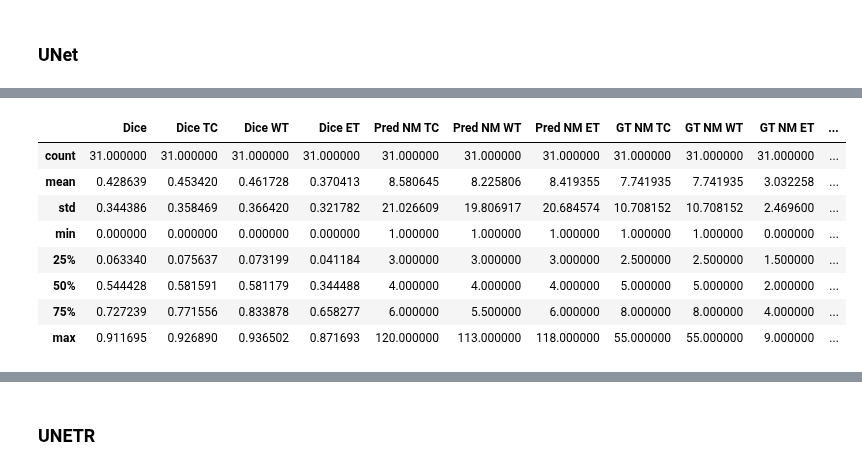
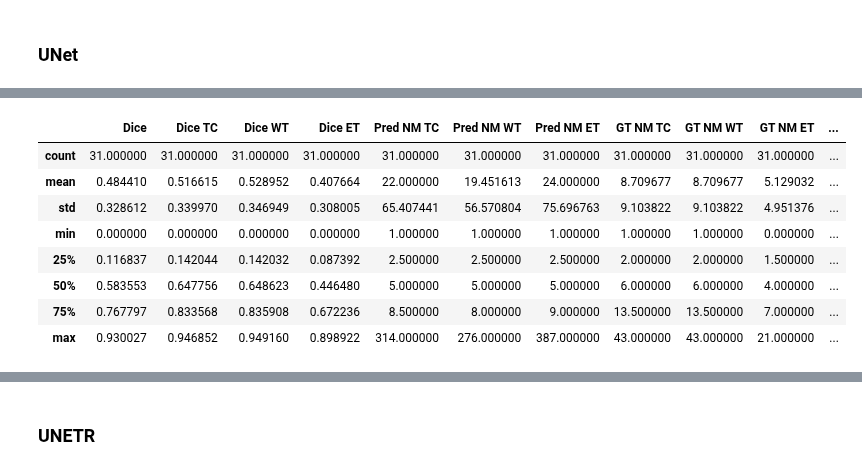
Before and after one commit to NachoGV/Semantic-Segmentation-of-Brain-Metastases-in-MRI-Scans, a Jupyter notebook: utils/results_generator.ipynb, the cells around one changed output, grey strips where cells are left out. Saved outputs shown, nothing was run; the diff lists cells and outputs as text; code cells hidden in the pictures.

```diff
--- a/utils/results_generator.ipynb
+++ b/utils/results_generator.ipynb
@@ -129,2 +150,18 @@ ahnet_df.describe()
 # %% [markdown]
 ### SegResNet
+# %%
+best_mean = 0
+best_threshold = 0
+df = None
+for threshold in [0.1, 0.2, 0.3, 0.4, 0.5, 0.6, 0.7, 0.8, 0.9]:
+    # SegResNet
+    segresnet_df = calculate_metrics('SegResNet', val_df, threshold)
+    mean = segresnet_df['Dice'].mean()
+    print(f'SegResNet VAL Mean Dice for threshold {threshold}: {mean}')
+    if mean > best_mean:
+        best_mean = mean
+        best_threshold = threshold
+        df = segresnet_df
+print(f'BEST THRESHOLD: {best_threshold}')
+df.to_csv('../outputs/SegResNet/val_scores.csv', index=False)
+df.describe()
@@ -161,2 +203,18 @@ segresnet_df.describe()
 # %% [markdown]
 ### UNet
+# %%
+best_mean = 0
+best_threshold = 0
+df = None
+for threshold in [0.1, 0.2, 0.3, 0.4, 0.5, 0.6, 0.7, 0.8, 0.9]:
+    # UNETR
+    unet_df = calculate_metrics('UNet', val_df, threshold)
+    mean = unet_df['Dice'].mean()
+    print(f'UNet VAL Mean Dice for threshold {threshold}: {mean}')
+    if mean > best_mean:
+        best_mean = mean
+        best_threshold = threshold
+        df = unet_df
+print(f'BEST THRESHOLD: {best_threshold}')
+df.to_csv('../outputs/UNet/val_scores.csv', index=False)
+df.describe()
@@ -163,15 +241,15 @@ segresnet_df.describe()
 # %%
 # UNet
-unet_df = calculate_metrics('UNet', val_df)
-unet_df.to_csv('../outputs/UNet/val_scores.csv', index=False)
+unet_df = calculate_metrics('UNet', test_df, best_threshold)
+unet_df.to_csv('../outputs/UNet/test_scores.csv', index=False)
 unet_df.describe()
 # %% [output]
 |  | Dice | Dice TC | Dice WT | Dice ET | Pred NM TC | Pred NM WT | Pred NM ET | GT NM TC | GT NM WT | GT NM ET | ... |
 | count | 31.000000 | 31.000000 | 31.000000 | 31.000000 | 31.000000 | 31.000000 | 31.000000 | 31.000000 | 31.000000 | 31.000000 | ... |
-| mean | 0.428639 | 0.453420 | 0.461728 | 0.370413 | 8.580645 | 8.225806 | 8.419355 | 7.741935 | 7.741935 | 3.032258 | ... |
-| std | 0.344386 | 0.358469 | 0.366420 | 0.321782 | 21.026609 | 19.806917 | 20.684574 | 10.708152 | 10.708152 | 2.469600 | ... |
+| mean | 0.484410 | 0.516615 | 0.528952 | 0.407664 | 22.000000 | 19.451613 | 24.000000 | 8.709677 | 8.709677 | 5.129032 | ... |
+| std | 0.328612 | 0.339970 | 0.346949 | 0.308005 | 65.407441 | 56.570804 | 75.696763 | 9.103822 | 9.103822 | 4.951376 | ... |
 | min | 0.000000 | 0.000000 | 0.000000 | 0.000000 | 1.000000 | 1.000000 | 1.000000 | 1.000000 | 1.000000 | 0.000000 | ... |
-| 25% | 0.063340 | 0.075637 | 0.073199 | 0.041184 | 3.000000 | 3.000000 | 3.000000 | 2.500000 | 2.500000 | 1.500000 | ... |
-| 50% | 0.544428 | 0.581591 | 0.581179 | 0.344488 | 4.000000 | 4.000000 | 4.000000 | 5.000000 | 5.000000 | 2.000000 | ... |
-| 75% | 0.727239 | 0.771556 | 0.833878 | 0.658277 | 6.000000 | 5.500000 | 6.000000 | 8.000000 | 8.000000 | 4.000000 | ... |
-| max | 0.911695 | 0.926890 | 0.936502 | 0.871693 | 120.000000 | 113.000000 | 118.000000 | 55.000000 | 55.000000 | 9.000000 | ... |
+| 25% | 0.116837 | 0.142044 | 0.142032 | 0.087392 | 2.500000 | 2.500000 | 2.500000 | 2.000000 | 2.000000 | 1.500000 | ... |
+| 50% | 0.583553 | 0.647756 | 0.648623 | 0.446480 | 5.000000 | 5.000000 | 5.000000 | 6.000000 | 6.000000 | 4.000000 | ... |
+| 75% | 0.767797 | 0.833568 | 0.835908 | 0.672236 | 8.500000 | 8.000000 | 9.000000 | 13.500000 | 13.500000 | 7.000000 | ... |
+| max | 0.930027 | 0.946852 | 0.949160 | 0.898922 | 314.000000 | 276.000000 | 387.000000 | 43.000000 | 43.000000 | 21.000000 | ... |
```
Also changed, not shown: parts of 13 cells of this notebook, 21 other files.
